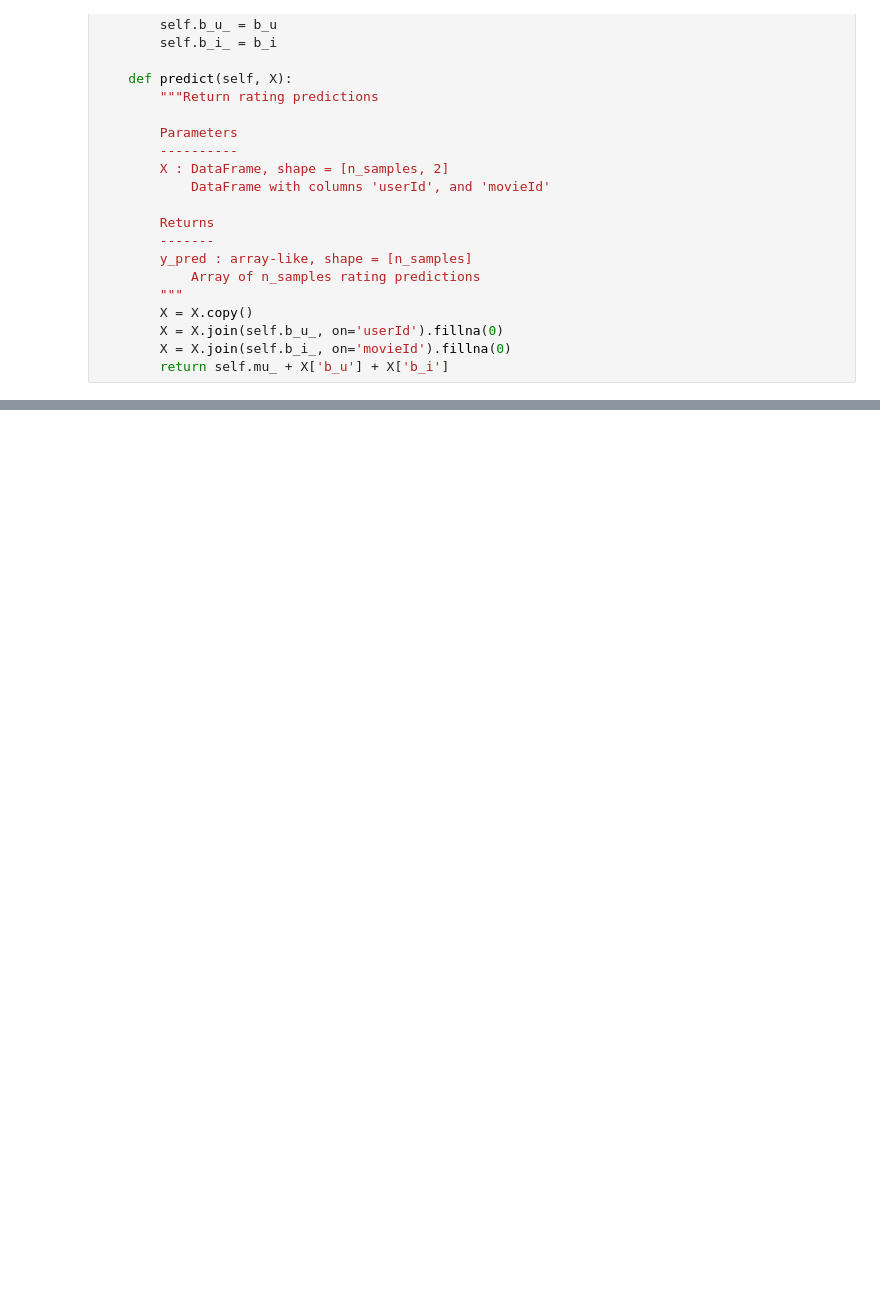
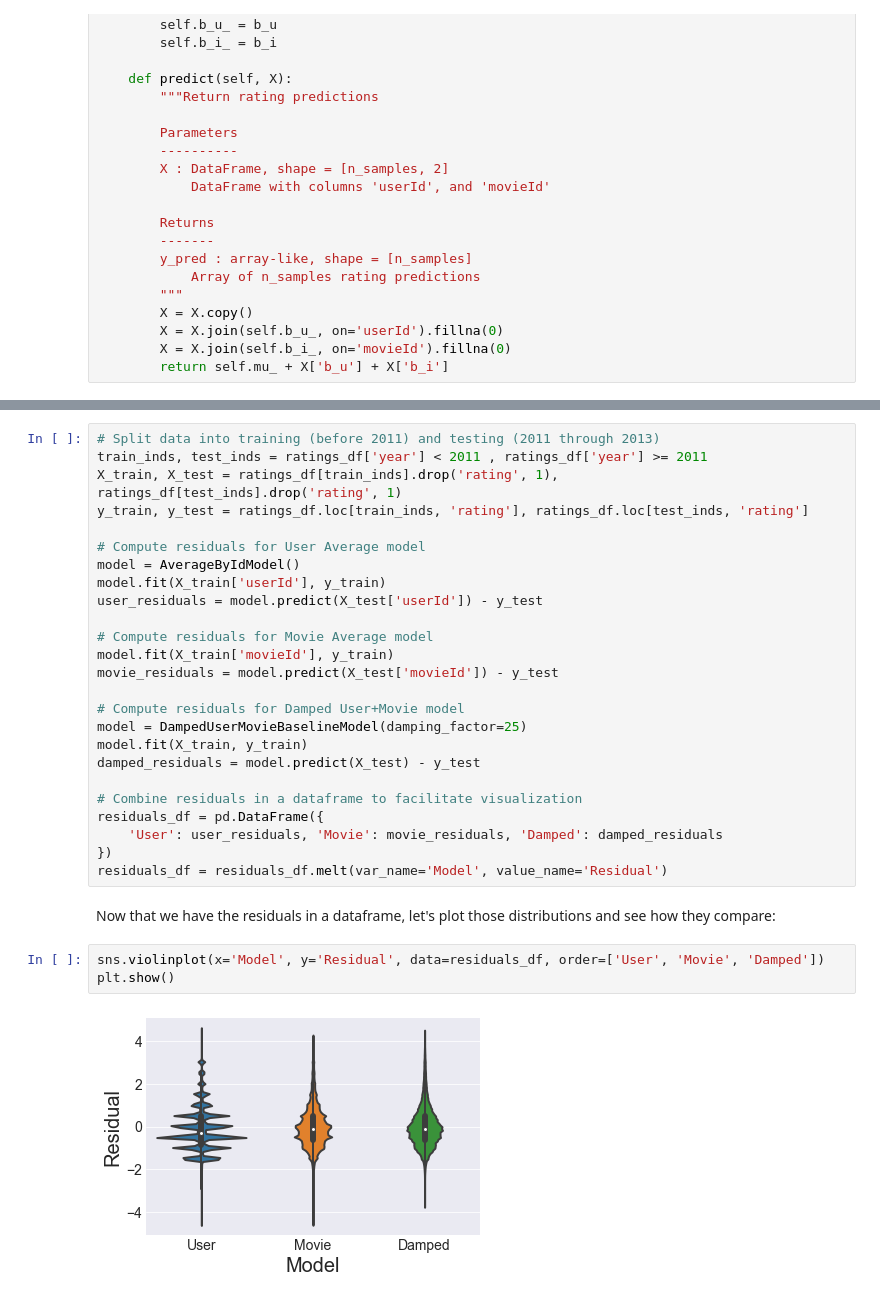
Before and after one commit to benlindsay/movielens-analysis, a Jupyter notebook: notebooks/02_Baselines.ipynb, the cells around one changed output, grey strips where cells are left out. Saved outputs shown, nothing was run; the diff lists cells and outputs as text; blank space fills up the shorter version.

```diff
--- a/notebooks/02_Baselines.ipynb
+++ b/notebooks/02_Baselines.ipynb
@@ -325,0 +463,32 @@ plt.show()
+# %%
+# Split data into training (before 2011) and testing (2011 through 2013)
+train_inds, test_inds = ratings_df['year'] < 2011 , ratings_df['year'] >= 2011
+X_train, X_test = ratings_df[train_inds].drop('rating', 1), ratings_df[test_inds].drop('rating', 1)
+y_train, y_test = ratings_df.loc[train_inds, 'rating'], ratings_df.loc[test_inds, 'rating']
+
+# Compute residuals for User Average model
+model = AverageByIdModel()
+model.fit(X_train['userId'], y_train)
+user_residuals = model.predict(X_test['userId']) - y_test
+
+# Compute residuals for Movie Average model
+model.fit(X_train['movieId'], y_train)
+movie_residuals = model.predict(X_test['movieId']) - y_test
+
+# Compute residuals for Damped User+Movie model
+model = DampedUserMovieBaselineModel(damping_factor=25)
+model.fit(X_train, y_train)
+damped_residuals = model.predict(X_test) - y_test
+
+# Combine residuals in a dataframe to facilitate visualization
+residuals_df = pd.DataFrame({
+    'User': user_residuals, 'Movie': movie_residuals, 'Damped': damped_residuals
+})
+residuals_df = residuals_df.melt(var_name='Model', value_name='Residual')
+# %% [markdown]
+Now that we have the residuals in a dataframe, let's plot those distributions and see how they compare:
+# %%
+sns.violinplot(x='Model', y='Residual', data=residuals_df, order=['User', 'Movie', 'Damped'])
+plt.show()
+# %% [output]
+[figure, added]
```
Also changed, not shown: parts of 24 cells of this notebook.
